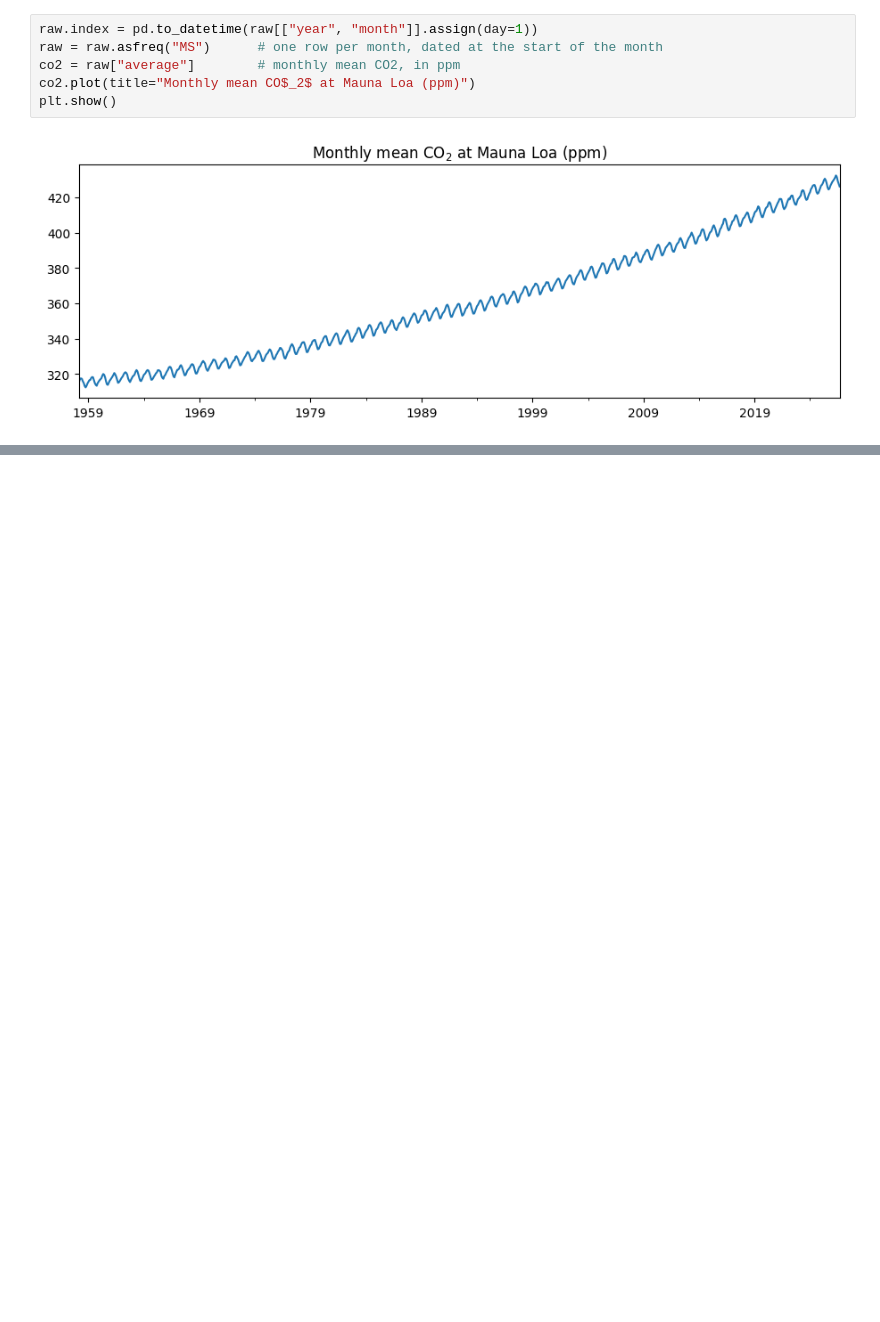
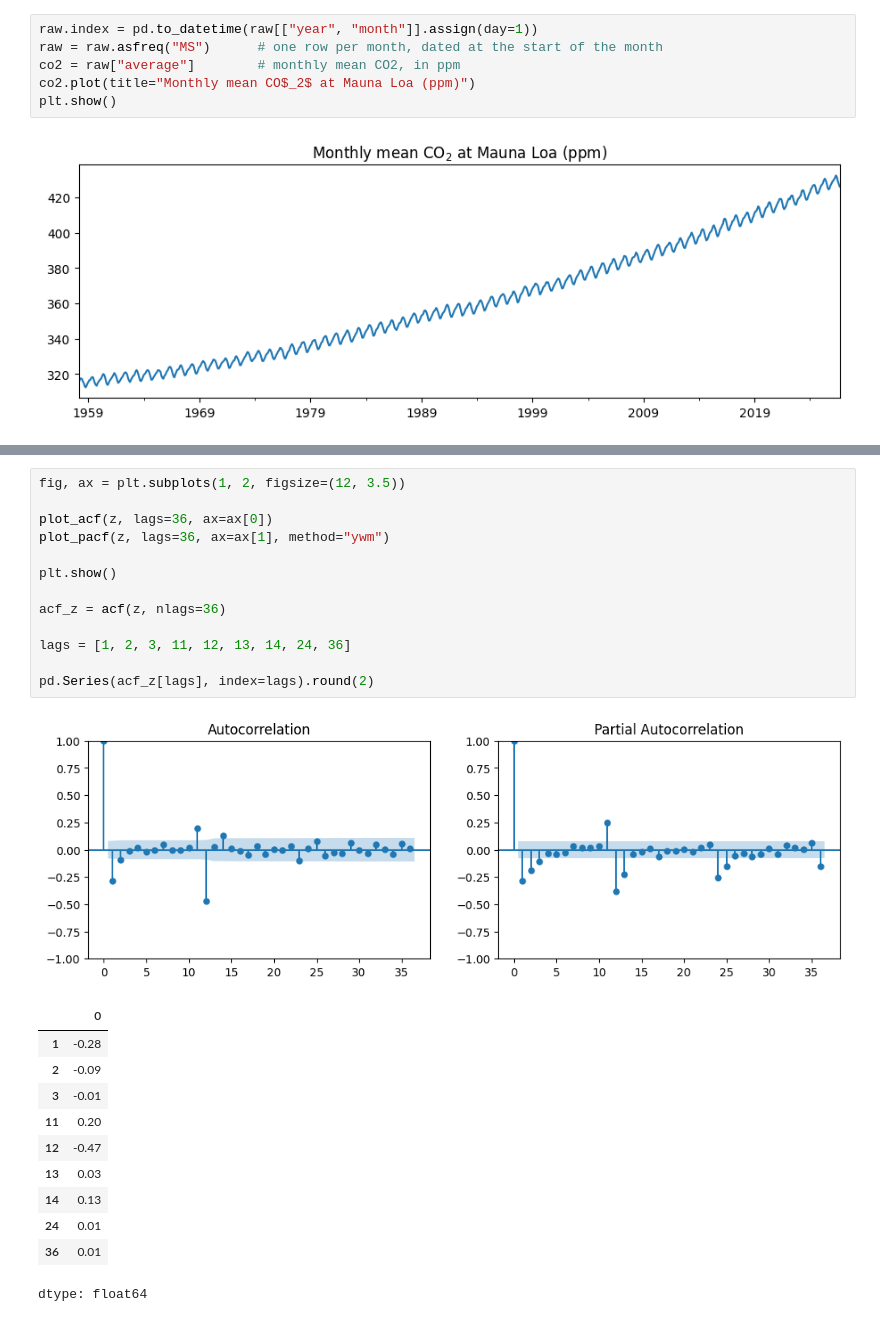
Before and after one commit to Forgottenpet/Modulo1-Notebooks2, a Jupyter notebook: Notebook4.ipynb, the cells around one changed output, grey strips where cells are left out. Saved outputs shown, nothing was run; the diff lists cells and outputs as text; blank space fills up the shorter version.

```diff
--- a/Notebook4.ipynb
+++ b/Notebook4.ipynb
@@ -33,0 +84,26 @@ plt.show()
+# %%
+fig, ax = plt.subplots(1, 2, figsize=(12, 3.5))
+
+plot_acf(z, lags=36, ax=ax[0])
+plot_pacf(z, lags=36, ax=ax[1], method="ywm")
+
+plt.show()
+
+acf_z = acf(z, nlags=36)
+
+lags = [1, 2, 3, 11, 12, 13, 14, 24, 36]
+
+pd.Series(acf_z[lags], index=lags).round(2)
+# %% [output]
+[figure, added]
+|  | 0 |
+| 1 | -0.28 |
+| 2 | -0.09 |
+| 3 | -0.01 |
+| 11 | 0.20 |
+| 12 | -0.47 |
+| 13 | 0.03 |
+| 14 | 0.13 |
+| 24 | 0.01 |
+| 36 | 0.01 |
+dtype: float64
```
Also changed, not shown: parts of 7 cells of this notebook.
